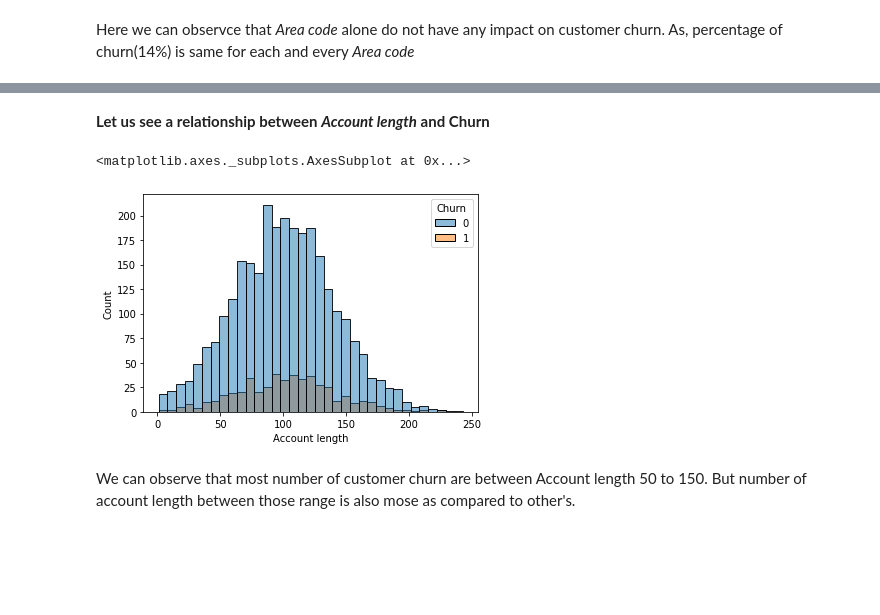
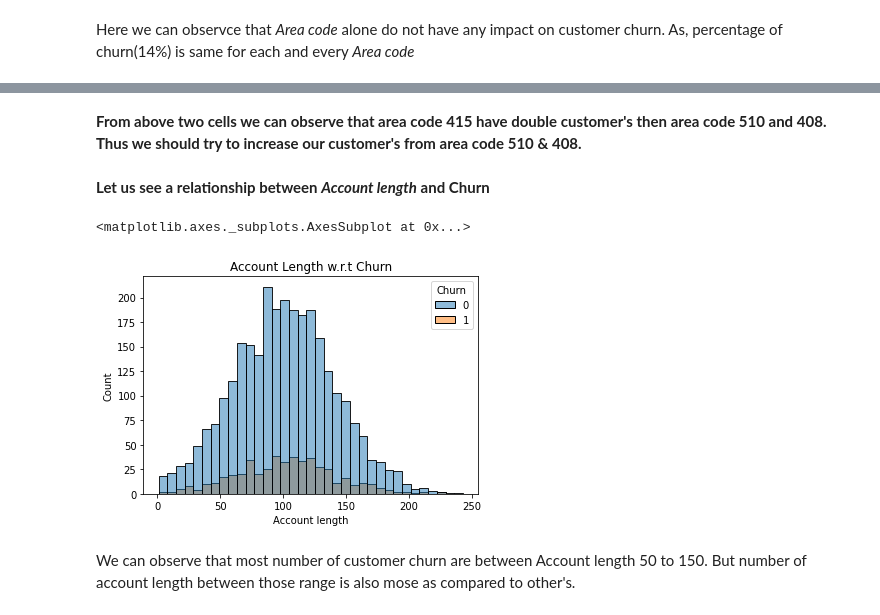
Before and after one commit to DT22179/Telecom-Churn-Analysis, a Jupyter notebook: Telecom_Churn_Analysis_Capstone_Project.ipynb, the cells around one changed output, grey strips where cells are left out. Drawn from its saved outputs; the diff is of its cells as text; code cells hidden in the pictures; blank space fills up the shorter version.

```diff
--- a/Telecom_Churn_Analysis_Capstone_Project.ipynb
+++ b/Telecom_Churn_Analysis_Capstone_Project.ipynb
@@ -618,10 +633,13 @@ Here we can observce that *Area code* alone do not have any impact on customer c
+# %% [markdown]
+**From above two cells we can observe that area code 415 have double customer's then area code 510 and 408. Thus we should try to increase our customer's from area code 510 & 408.**
 # %% [markdown]
 **Let us see a relationship between *Account length* and Churn**
 # %%
+plt.title("Account Length w.r.t Churn")
 sns.histplot(x='Account length', hue='Churn', data = tele_df)
 # %% [output]
 <matplotlib.axes._subplots.AxesSubplot at 0x...>
-[figure, old version]
+[figure, new version]
 # %% [markdown]
 We can observe that most number of customer churn are between Account length 50 to 150. But number of account length between those range is also mose as compared to other's.
 # %% [markdown]
```
Also changed, not shown: parts of 13 cells of this notebook.
